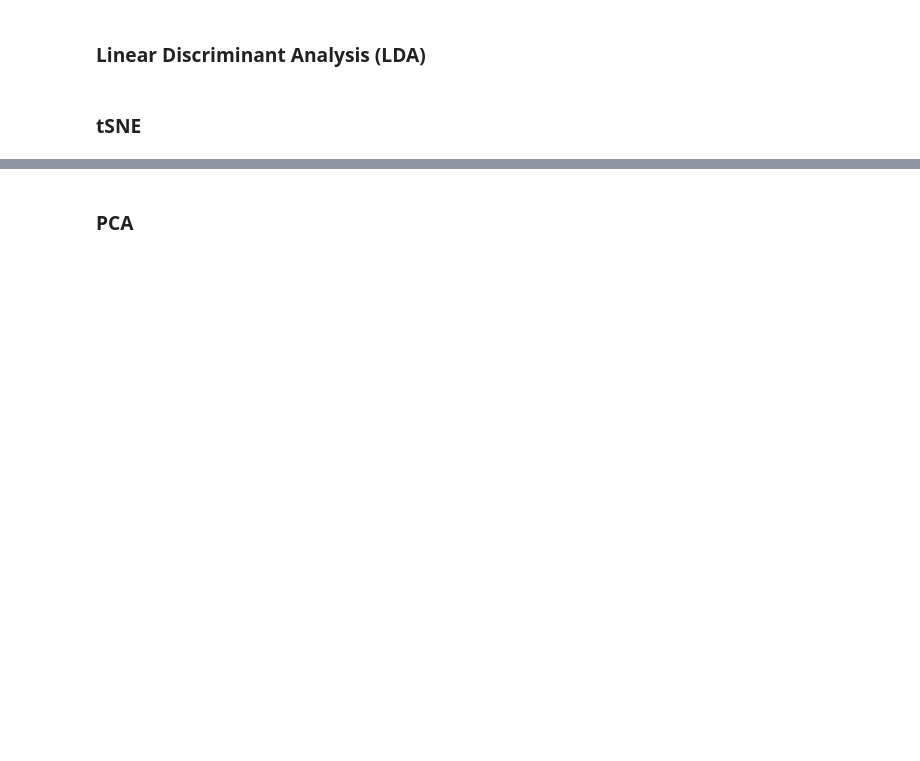
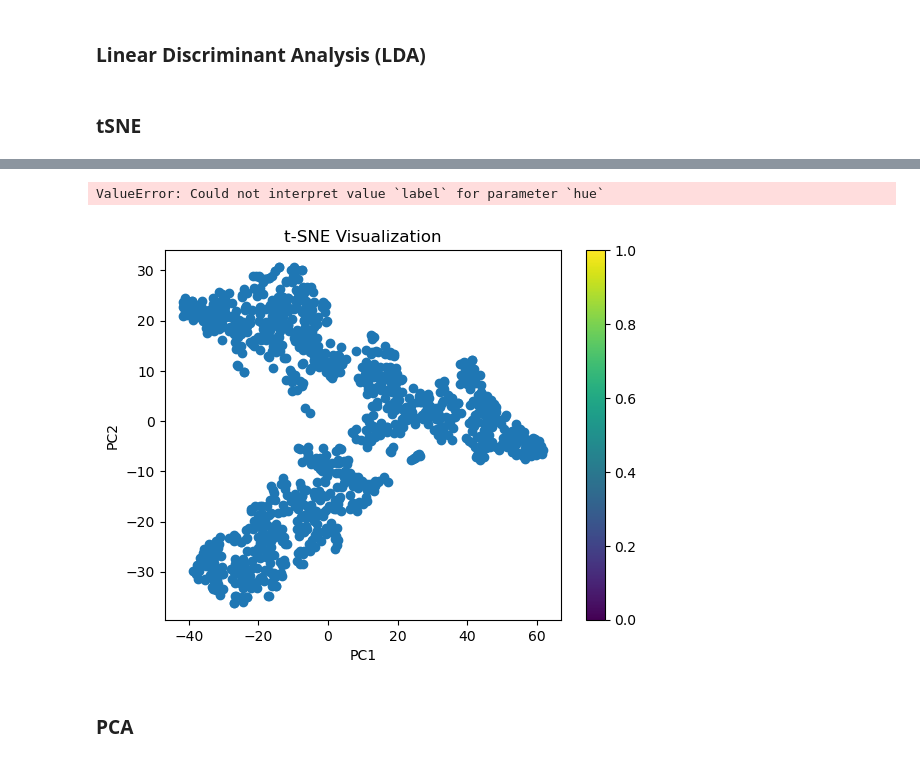
Before and after one commit to COGS118A/Group007-SP23, a Jupyter notebook: Checkpoint_Group007-SP23.ipynb, the cells around one changed output, grey strips where cells are left out. Drawn from its saved outputs; the diff is of its cells as text; code cells hidden in the pictures; blank space fills up the shorter version.

```diff
--- a/Checkpoint_Group007-SP23.ipynb
+++ b/Checkpoint_Group007-SP23.ipynb
@@ -332,0 +393,3 @@ X
+# %%
+mfcc_means = df_mfcc.filter(regex=r'_mean')
+mfcc_means
@@ -336,0 +431,3 @@ X
+# %%
+X = pd.DataFrame(np.hstack((X, df_label)))
+X
@@ -339,14 +450,31 @@ tsne = TSNE(n_components=2, random_state=42)
 
 X_tsne = tsne.fit_transform(X)
 
-plt.scatter(X_tsne[:, 0], X_tsne[:, 1])
-plt.colorbar()
+sns.set_theme(style="white", color_codes=True)
+# plt.scatter(X_tsne[:, 0], X_tsne[:, 1])
+# plt.colorbar()
+sns.scatterplot(data=X, x=X_tsne[:, 0], y=X_tsne[:, 1], hue='label')
 
 plt.xlabel('PC1')
 plt.ylabel('PC2')
 plt.title('t-SNE Visualization')
 
 plt.show()
+# %% [output]
+ValueError: Could not interpret value `label` for parameter `hue`
+# %%
+mfcc_tsne = tsne.fit_transform(mfcc_means)
+
+plt.scatter(mfcc_tsne[:, 0], mfcc_tsne[:, 1])
+plt.colorbar()
+
+plt.xlabel('PC1')
+plt.ylabel('PC2')
+plt.title('t-SNE Visualization')
+
+plt.show()
+# %% [output]
+[figure, added]
 # %% [markdown]
 ### PCA
 # %%
```
Also changed, not shown: parts of 15 cells of this notebook.
